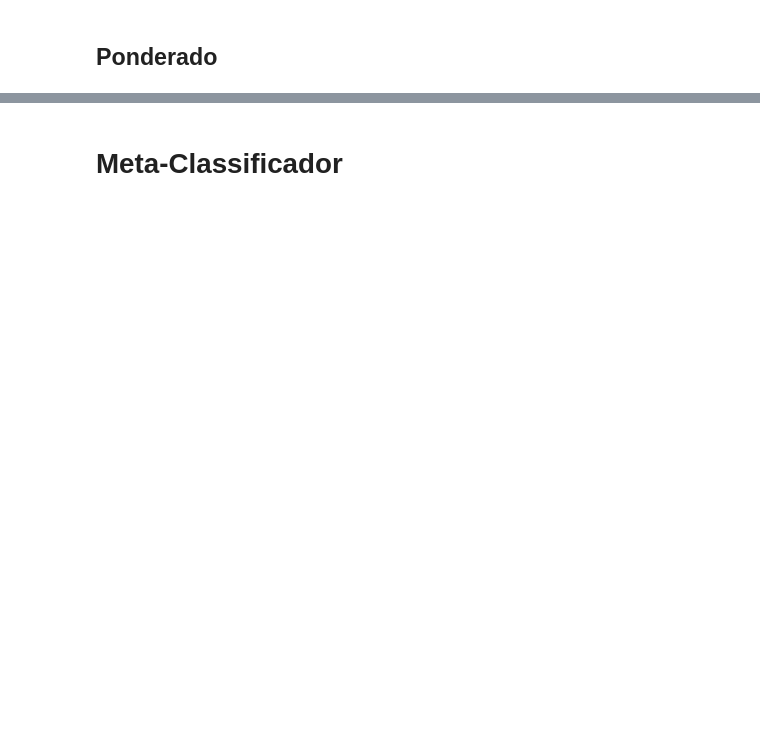
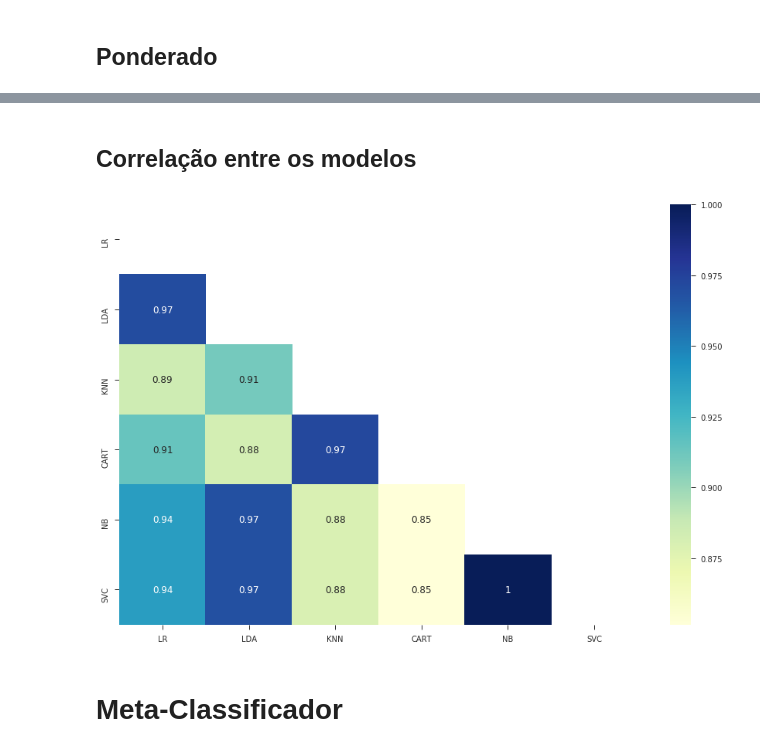
Before and after one commit to gilmar/udacity-live-coding-ensembles, a Jupyter notebook: udacity-live-coding-ensembles-stacking.ipynb, the cells around one changed output, grey strips where cells are left out. Drawn from its saved outputs; the diff is of its cells as text; code cells hidden in the pictures; blank space fills up the shorter version.

```diff
--- a/udacity-live-coding-ensembles-stacking.ipynb
+++ b/udacity-live-coding-ensembles-stacking.ipynb
@@ -92,0 +96,7 @@ def models_correlation(models):
+# %%
+def models_correlation(predictions_df):
+    corr = predictions_df.iloc[:, 1:].corr()
+    mask = np.zeros_like(corr)
+    mask[np.triu_indices_from(mask)] = True
+    sns.heatmap(corr, annot=True, mask=mask, cmap="YlGnBu")
+    plt.show()
@@ -156,3 +271,10 @@ models_correlation(models)
+# %% [markdown]
+## Correlação entre os modelos
+# %%
+predictions = get_predictions(models, X, y)
+models_correlation(predictions)
+# %% [output]
+[figure, added]
 # %% [markdown]
 # Meta-Classificador
 # %%
```
Also changed, not shown: parts of 20 cells of this notebook.
